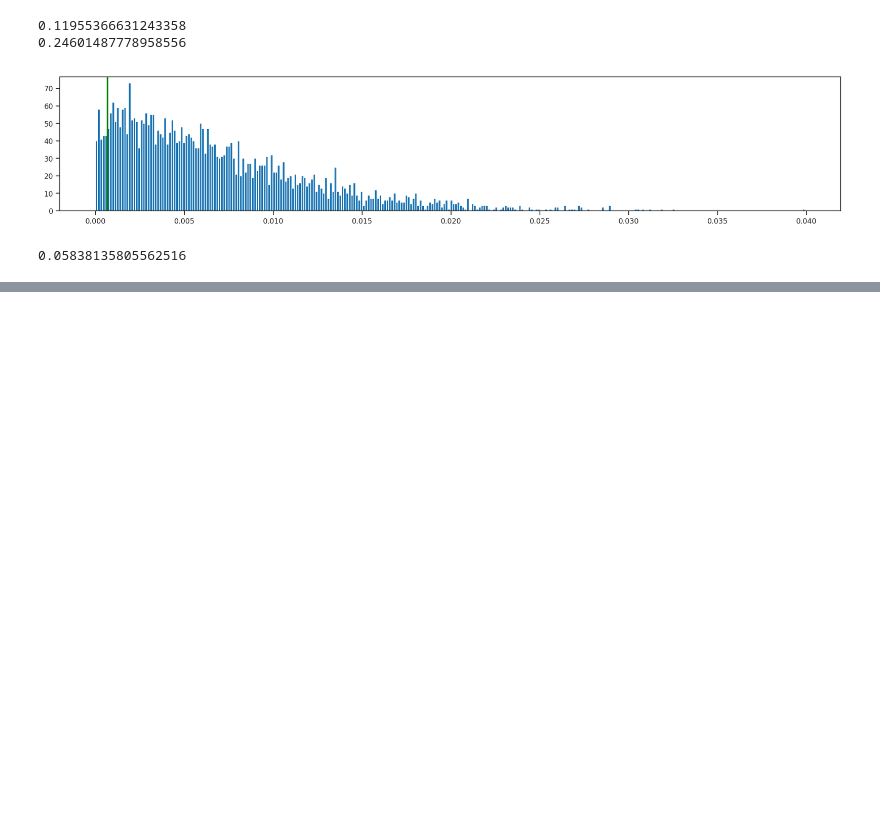
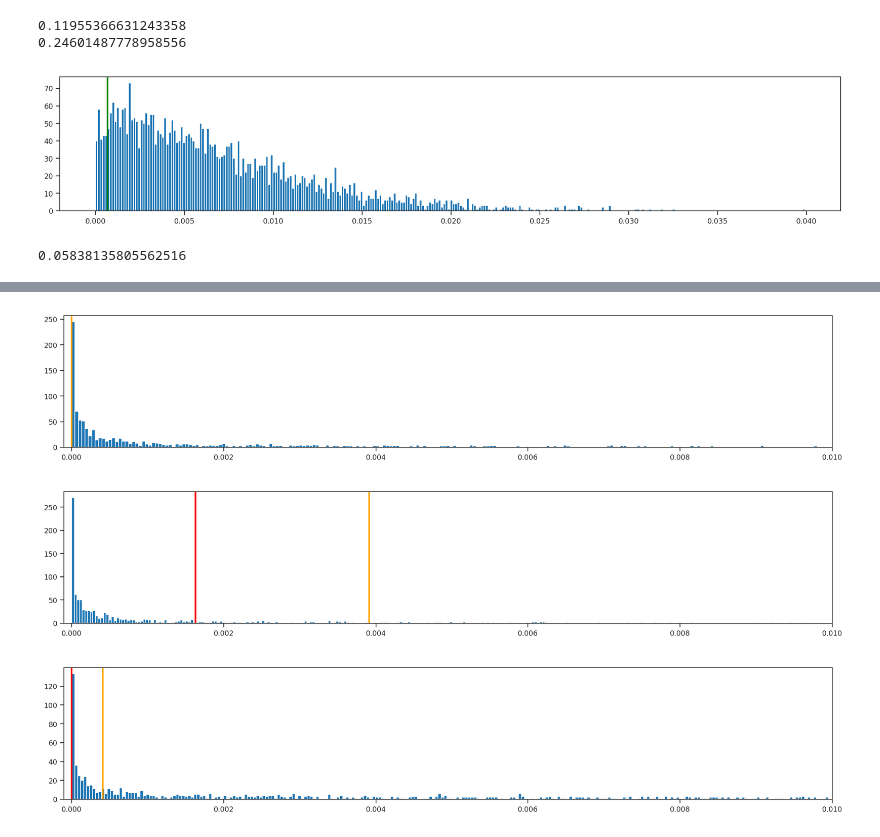
Before and after one commit to alimanfoo/ag1000g-phase2-data-paper, a Jupyter notebook: notebooks/36-variation-in-dsx-Cas9-target/feature_diversity.ipynb, the cells around one changed output, grey strips where cells are left out. Cells and saved outputs as stored; diff of their text form; code cells hidden in the pictures; blank space fills up the shorter version.

```diff
--- a/notebooks/36-variation-in-dsx-Cas9-target/feature_diversity.ipynb
+++ b/notebooks/36-variation-in-dsx-Cas9-target/feature_diversity.ipynb
@@ -892,5 +890,18 @@ dsx_exon_acc = [accessibility[chrom]['is_accessible'][dsx_exon_ranges[i]] for i
 dsx_exon_mpd = [seq_mpd_nofilter[dsx_exon_ranges[i]] for i in range(len(dsx_exon_ranges))]
 # Now get the mean of accessible mpds
 dsx_exon_mean_mpd = [np.mean(dsx_exon_mpd[i][dsx_exon_acc[i]]) for i in range(len(dsx_exon_ranges))]
-dsx_exon_mean_mpd
+
+# Now get the same means, but split by coding position
+dsx_exon_relpos = [seq_relpos_nofilter[dsx_exon_ranges[i]] for i in range(len(dsx_exon_ranges))]
+#
+dsx_exon_mpd_1 = [dsx_exon_mpd[i][dsx_exon_relpos[i]%3 == 0] for i in range(len(dsx_exon_ranges))]
+dsx_exon_mpd_2 = [dsx_exon_mpd[i][dsx_exon_relpos[i]%3 == 1] for i in range(len(dsx_exon_ranges))]
+dsx_exon_mpd_3 = [dsx_exon_mpd[i][dsx_exon_relpos[i]%3 == 2] for i in range(len(dsx_exon_ranges))]
+dsx_exon_acc_1 = [dsx_exon_acc[i][dsx_exon_relpos[i]%3 == 0] for i in range(len(dsx_exon_ranges))]
+dsx_exon_acc_2 = [dsx_exon_acc[i][dsx_exon_relpos[i]%3 == 1] for i in range(len(dsx_exon_ranges))]
+dsx_exon_acc_3 = [dsx_exon_acc[i][dsx_exon_relpos[i]%3 == 2] for i in range(len(dsx_exon_ranges))]
+#
+dsx_exon_mean_mpd_1 = [np.mean(dsx_exon_mpd_1[i][dsx_exon_acc_1[i]]) for i in range(len(dsx_exon_ranges))]
+dsx_exon_mean_mpd_2 = [np.mean(dsx_exon_mpd_2[i][dsx_exon_acc_2[i]]) for i in range(len(dsx_exon_ranges))]
+dsx_exon_mean_mpd_3 = [np.mean(dsx_exon_mpd_3[i][dsx_exon_acc_3[i]]) for i in range(len(dsx_exon_ranges))]
 # %% [output]
@@ -964,0 +1075,46 @@ np.sum(exon_group_mpd_500_600 <= np.mean(dsx_exon_mean_mpd[3])) / len(exon_group
+# %%
+# How do the exons compare to the chromosome-wide distribution when splitting by coding position?
+def get_mpd_by_coding_position(coding_position, minlen, maxlen):
+    if maxlen == None:
+        maxlen = np.inf
+    exon_positions = np.isin(seq_cls, [CLS_EXON_LAST, CLS_EXON_MID, CLS_EXON_FIRST]) & (seq_flen >= minlen)  & (seq_flen <= maxlen) & (seq_relpos%3 == (coding_position -1))
+    exon_values = seq_mpd[exon_positions]
+    seq_exon_group_values = seq_exon_group[exon_positions]
+    exon_values_grouped = pd.Series(exon_values).groupby(seq_exon_group_values)
+    exon_group_sizefilter = exon_values_grouped.size() >= 20
+    exon_group_mpd = exon_values_grouped.mean()[exon_group_sizefilter]
+    return exon_group_mpd
+
+# First coding position
+exon_group_mpd_100max_1 = get_mpd_by_coding_position(1, 0, 100)
+
+# Second coding position
+exon_group_mpd_100max_2 = get_mpd_by_coding_position(2, 0, 100)
+
+# Third coding position
+exon_group_mpd_100max_3 = get_mpd_by_coding_position(3, 0, 100)
+
+fig, ax = plt.subplots(figsize=(17, 3))
+ax.hist(exon_group_mpd_100max_1, bins = 2000)
+ax.axvline(dsx_exon_mean_mpd_1[0], color='red', lw = 2)
+ax.axvline(dsx_exon_mean_mpd_1[2], color='orange', lw = 2)
+ax.set_xlim(left=-0.0001, right=0.01)
+plt.show()
+#
+fig, ax = plt.subplots(figsize=(17, 3))
+ax.hist(exon_group_mpd_100max_2, bins = 2000)
+ax.axvline(dsx_exon_mean_mpd_2[0], color='red', lw = 2)
+ax.axvline(dsx_exon_mean_mpd_2[2], color='orange', lw = 2)
+ax.set_xlim(left=-0.0001, right=0.01)
+plt.show()
+#
+fig, ax = plt.subplots(figsize=(17, 3))
+ax.hist(exon_group_mpd_100max_3, bins = 2000)
+ax.axvline(dsx_exon_mean_mpd_3[0], color='red', lw = 2)
+ax.axvline(dsx_exon_mean_mpd_3[2], color='orange', lw = 2)
+ax.set_xlim(left=-0.0001, right=0.01)
+plt.show()
+# %% [output]
+[figure, added]
+[figure, added]
+[figure, added]
```
Also changed, not shown: parts of 28 cells of this notebook.
